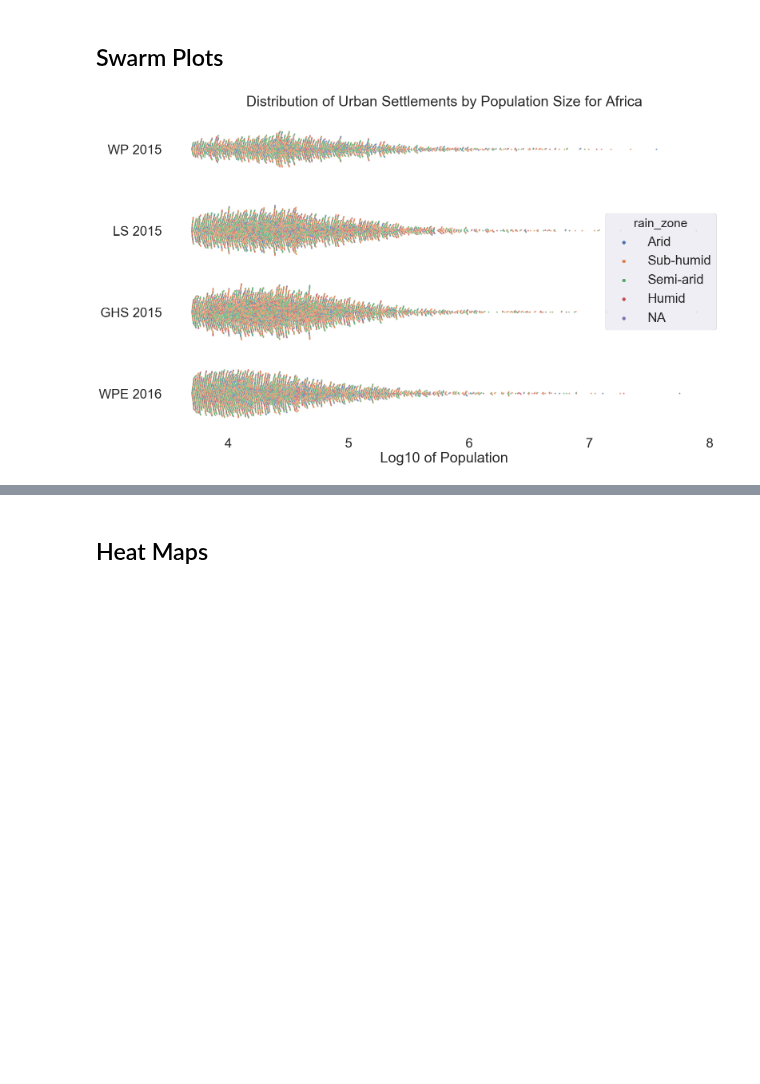
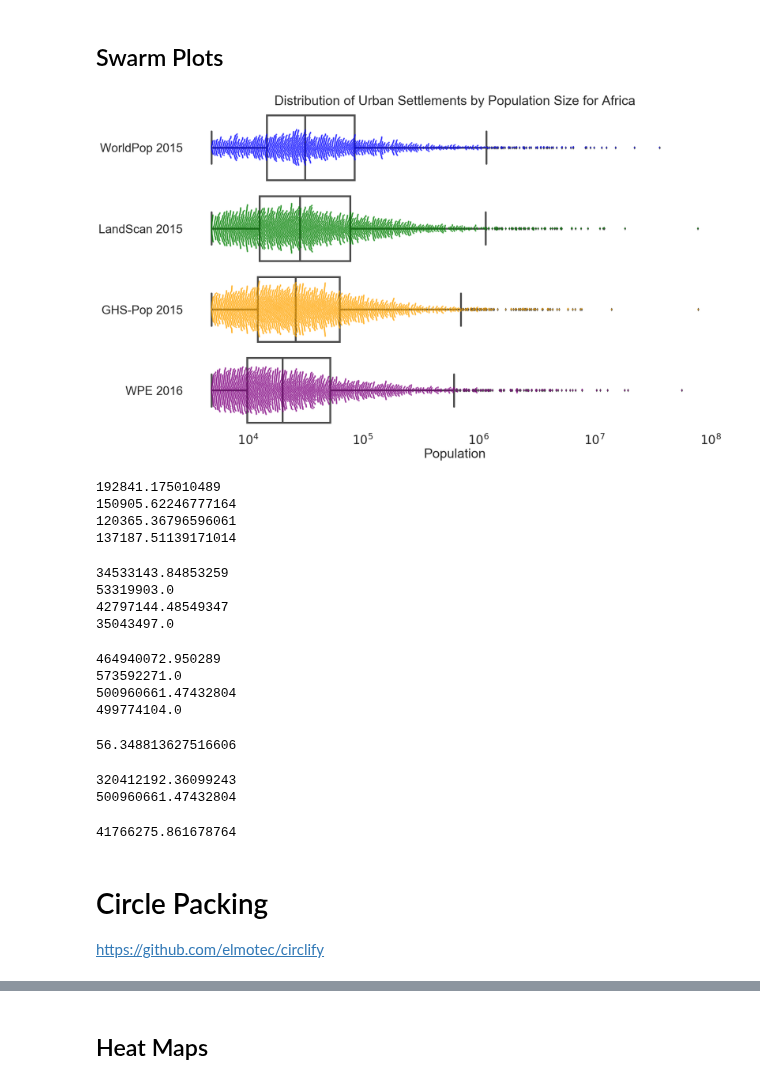
Before and after one commit to cascadet/AfricaUrbanPop, a Jupyter notebook: notebooks/jupyter/ERL_Figures.ipynb, the cells around one changed output, grey strips where cells are left out. Cells and saved outputs as stored; diff of their text form; code cells hidden in the pictures; blank space fills up the shorter version.

```diff
--- a/notebooks/jupyter/ERL_Figures.ipynb
+++ b/notebooks/jupyter/ERL_Figures.ipynb
@@ -116,11 +116,11 @@ WPE2016 = gpd.read_file(erl_data+'LS15_20190213.shp')
 # %%
 # Identify dataset
 
-GHS2000['data'] = 'GHS 2000'
-GHS2015['data'] = 'GHS 2015'
-WP2000['data'] = 'WP 2000'
-WP2015['data'] = 'WP 2015'
-LS2015['data'] = 'LS 2015'
+GHS2000['data'] = 'GHS-Pop 2000'
+GHS2015['data'] = 'GHS-Pop 2015'
+WP2000['data'] = 'WorldPop 2000'
+WP2015['data'] = 'WorldPop 2015'
+LS2015['data'] = 'LandScan 2015'
 WPE2016['data'] = 'WPE 2016'
 # %%
 # List of datasets
@@ -1153,18 +1040,64 @@ df = pd.concat(d, ignore_index=True)
 # %%
 sns.set(font_scale=3)
 color = ['Blue', 'Green', 'Orange', 'Purple']
-fig, ax = plt.subplots(figsize=[20,30])
-ax = sns.swarmplot(y=df.data, x=np.log10(df.PopTot), hue = df.rain_zone, size = 4, alpha = .7, orient = 'h')
+fig = plt.subplots(figsize=[20,30])
+
+
+ax1 = sns.boxplot(y=df.data, x=np.log10(df.PopTot), linewidth = 5)
+
+for patch in ax1.artists:
+    r, g, b, a = patch.get_facecolor()
+    patch.set_facecolor((r, g, b, 0))
+
+ax = sns.swarmplot(y=df.data, x=np.log10(df.PopTot), palette = color, size = 4, alpha = 0.7, orient = 'h')
 
 # set size
 fig = matplotlib.pyplot.gcf()
 fig.set_size_inches(25, 15)
+#plt.gca().set_xscale('log')
 
 # labels
-plt.xlabel('Log10 of Population')
+plt.xlabel('Population')
+plt.xticks((4,5,6,7,8), [' $10^4$', '$10^5$', '$10^6$', '$10^7$', '$10^8$'])
 plt.ylabel('')
 plt.title('Distribution of Urban Settlements by Population Size for Africa')
 ax.set_facecolor('White')
-#fig.savefig('/Users/cascade/Desktop/'+'PopAll_Swarm.png', dpi=700, transparent=False)
+plt.tight_layout()
+
+fig.savefig('/Users/cascade/Desktop/'+'PopAll_Swarm.png', dpi=700, transparent=False)
 # %% [output]
-[figure, old version]
+[figure, new version]
+# %%
+print(np.mean(WP2015.PopTot))
+print(np.mean(LS2015.PopTot))
+print(np.mean(GHS2015.PopTot))
+print(np.mean(WPE2016.PopTot))
+# %% [output]
+192841.175010489
+150905.62246777164
+120365.36796596061
+137187.51139171014
+# %%
+print(np.sum(WP2015_chunks[3]))
+print(np.sum(LS2015_chunks[3]))
+print(np.sum(GHS2015_chunks[3]))
+print(np.sum(WPE2016_chunks[3]))
+# %% [output]
+34533143.84853259
+53319903.0
+42797144.48549347
+35043497.0
+# %%
+print(np.sum(WP2015_chunks[0:7]))
+print(np.sum(LS2015_chunks[0:7]))
+print(np.sum(GHS2015_chunks[0:7]))
+print(np.sum(WPE2016_chunks[0:7]))
+# %% [output]
+464940072.950289
+573592271.0
+500960661.47432804
+499774104.0
+# %%
+(np.sum(GHS2015.PopTot) - np.sum(GHS2000.PopTot)) / np.sum(GHS2000.PopTot) *100
+# %% [output]
+56.348813627516606
@@ -1170,0 +1119,13 @@ ax.set_facecolor('White')
+# %%
+print(np.sum(GHS2000.PopTot))
+print(np.sum(GHS2015.PopTot))
+# %% [output]
+320412192.36099243
+500960661.47432804
+# %%
+GHS2015_5m - GHS2000_5m
+# %% [output]
+41766275.861678764
+# %% [markdown]
+# Circle Packing
+https://github.com/elmotec/circlify
```
Also changed, not shown: parts of 29 cells of this notebook.
